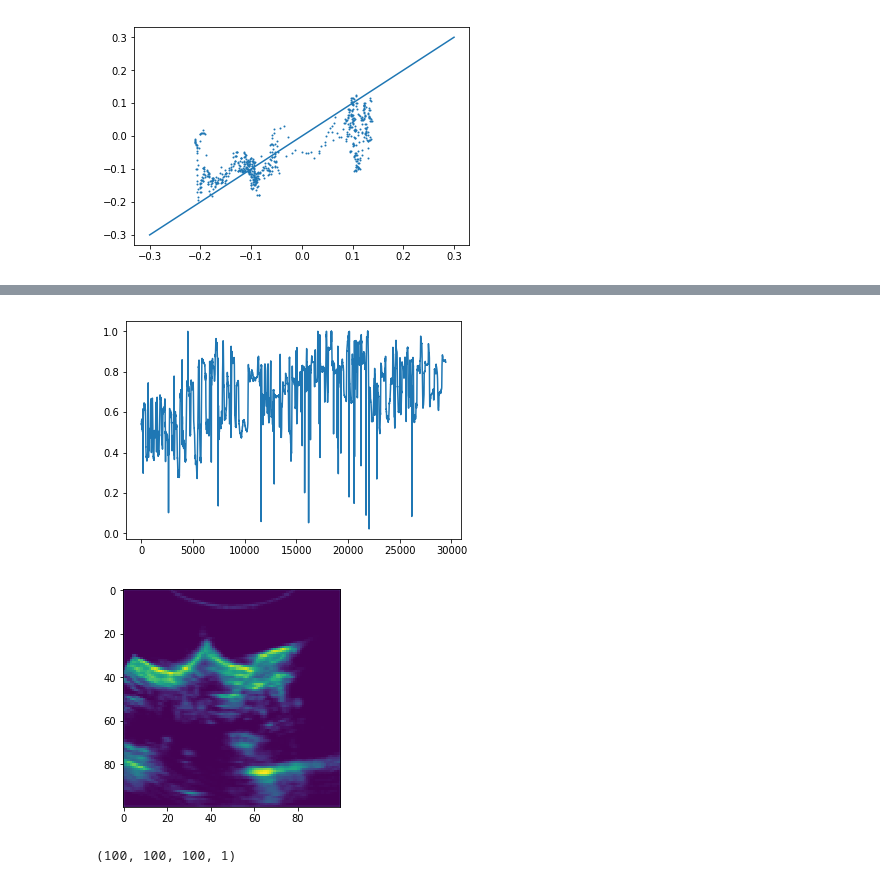
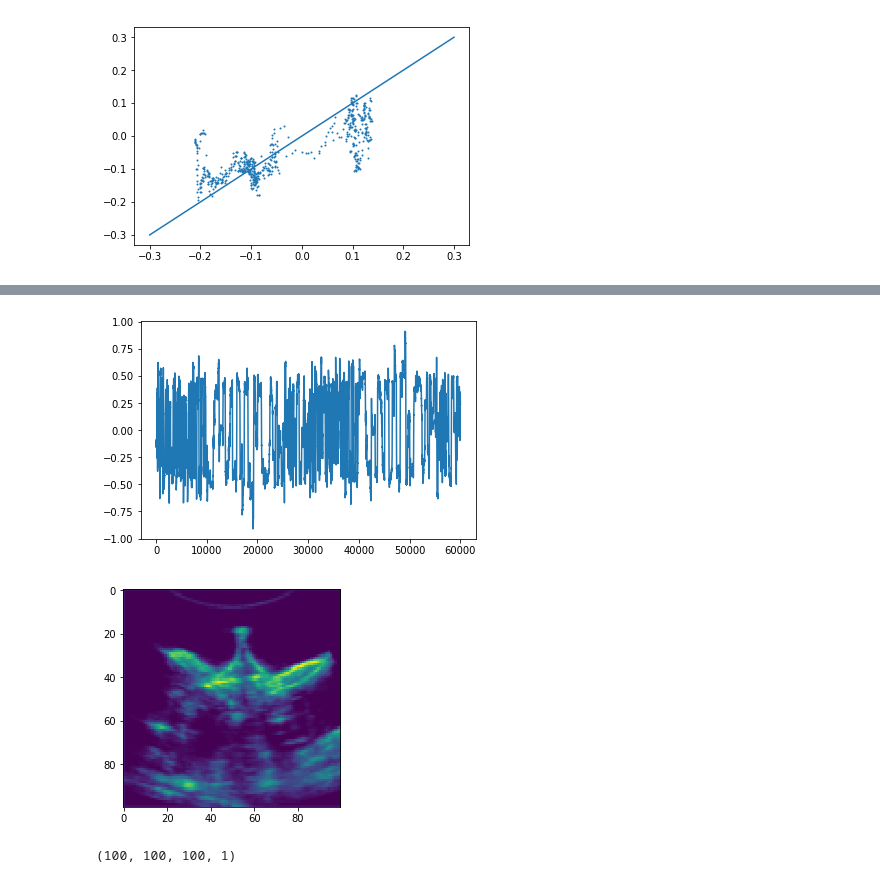
Before and after one commit to HastingsGreer/neuralScoliosis, a Jupyter notebook: NeuralAngle.ipynb, the cells around one changed output, grey strips where cells are left out. Saved outputs shown, nothing was run; the diff lists cells and outputs as text; code cells hidden in the pictures.

```diff
--- a/NeuralAngle.ipynb
+++ b/NeuralAngle.ipynb
@@ -33,10 +33,21 @@ class UltrasoundData:
         self.angles = np.concatenate([self.angles, -self.angles])
 
         self.data = np.array([scipy.misc.imresize(arr, (100, 100)) for arr in self.monoImages]).reshape(-1, 100, 100, 1) / 255
+        del self.monoImages
         self.data = np.concatenate([self.data, np.flip(self.data, 2)])
-        self.classes = 3 * self.angles / np.pi
+
+        #self.data = np.concatenate([self.data[6:], self.data[3:-3], self.data[:-6]], 2)
+        self.classes = self.angles.copy() #np.array([self.angles, np.zeros(self.angles.shape)]).transpose()
+        """
+        self.classes /= 2
+
+        self.classes += .5
+        self.classes *= 15
+
+        self.classes = keras.utils.to_categorical(self.classes.astype(np.int), 30)
 
         del self.rawImages
+        """
 
 udata = UltrasoundData("../../ultrasoundHacks/august10OpticalTrack.pickle")
 udata.makeData()
@@ -160,13 +235,13 @@ plt.show()
 # %%
-plt.plot(filtclasses)
+plt.plot(udata.classes)
 plt.show()
 # %% [output]
-[figure, old version]
+[figure, new version]
 # %%
-plt.imshow(udata.data[200, :, :, 0])
+plt.imshow(udata3.data[59600, :, :, 0])
 plt.show()
 # %% [output]
-[figure, old version]
+[figure, new version]
 # %%
 td.shape
 # %% [output]
```
Also changed, not shown: parts of 41 cells of this notebook, 2 other files.
